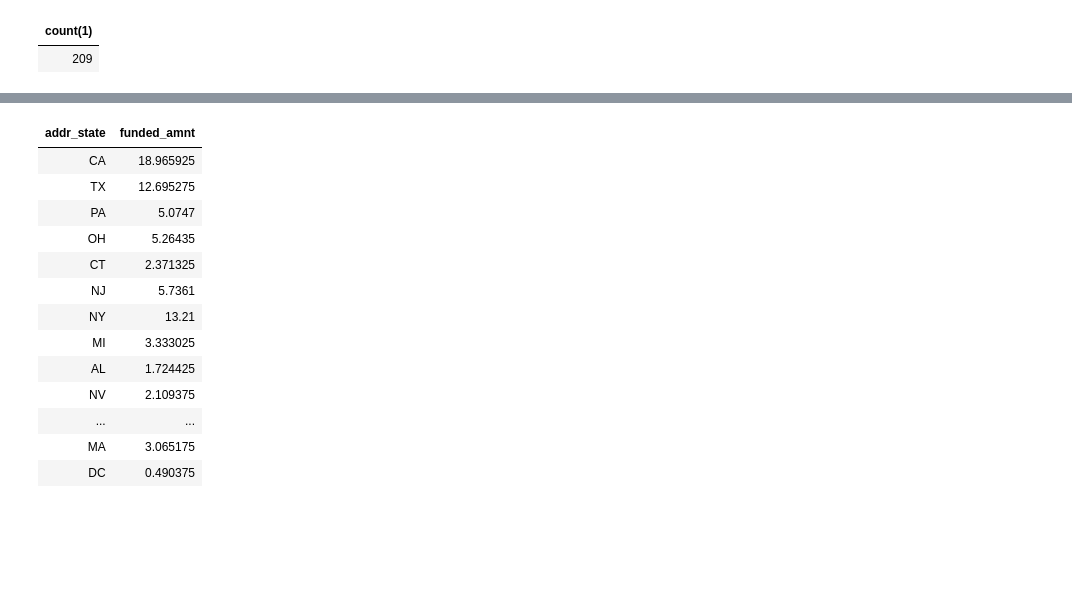
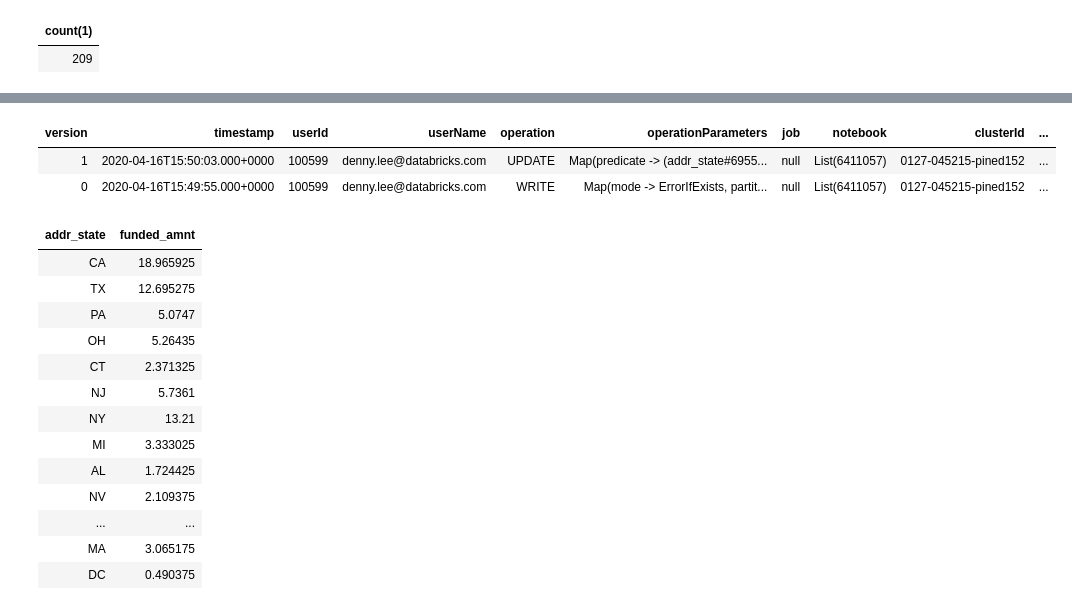
Before and after one commit to databricks/devrel, a Jupyter notebook: 2020-04-16 | Diving into Delta Lake - DML Internals/Diving into Delta Lake - DML Internals.ipynb, the cells around one changed output, grey strips where cells are left out. Drawn from its saved outputs; the diff is of its cells as text; code cells hidden in the pictures; blank space fills up the shorter version.

Commit message:
Updated DML Internals slides and notebooks

```diff
--- a/2020-04-16 | Diving into Delta Lake - DML Internals/Diving into Delta Lake - DML Internals.ipynb
+++ b/2020-04-16 | Diving into Delta Lake - DML Internals/Diving into Delta Lake - DML Internals.ipynb
@@ -145,6 +145,12 @@ deltaTable = DeltaTable.forPath(spark, deltaPath)
 deltaTable.update("addr_state = 'WA'", { "paid_amnt": "funded_amnt" } )
 # %% [output]
 [interactive output not drawn]
+# %%
+display(deltaTable.history())
+# %% [output]
+| version | timestamp | userId | userName | operation | operationParameters | job | notebook | clusterId | ... |
+| 1 | 2020-04-16T15:50:03.000+0000 | 100599 | denny.lee@databricks.com | UPDATE | Map(predicate -> (addr_state#6955... | null | List(6411057) | 0127-045215-pined152 | ... |
+| 0 | 2020-04-16T15:49:55.000+0000 | 100599 | denny.lee@databricks.com | WRITE | Map(mode -> ErrorIfExists, partit... | null | List(6411057) | 0127-045215-pined152 | ... |
 # %%
 %sql
 select addr_state, sum(funded_amnt)/1000000 as funded_amnt from loans_delta where funded_amnt <> paid_amnt group by addr_state
```
Also changed, not shown: parts of 7 cells of this notebook, 3 other files.
